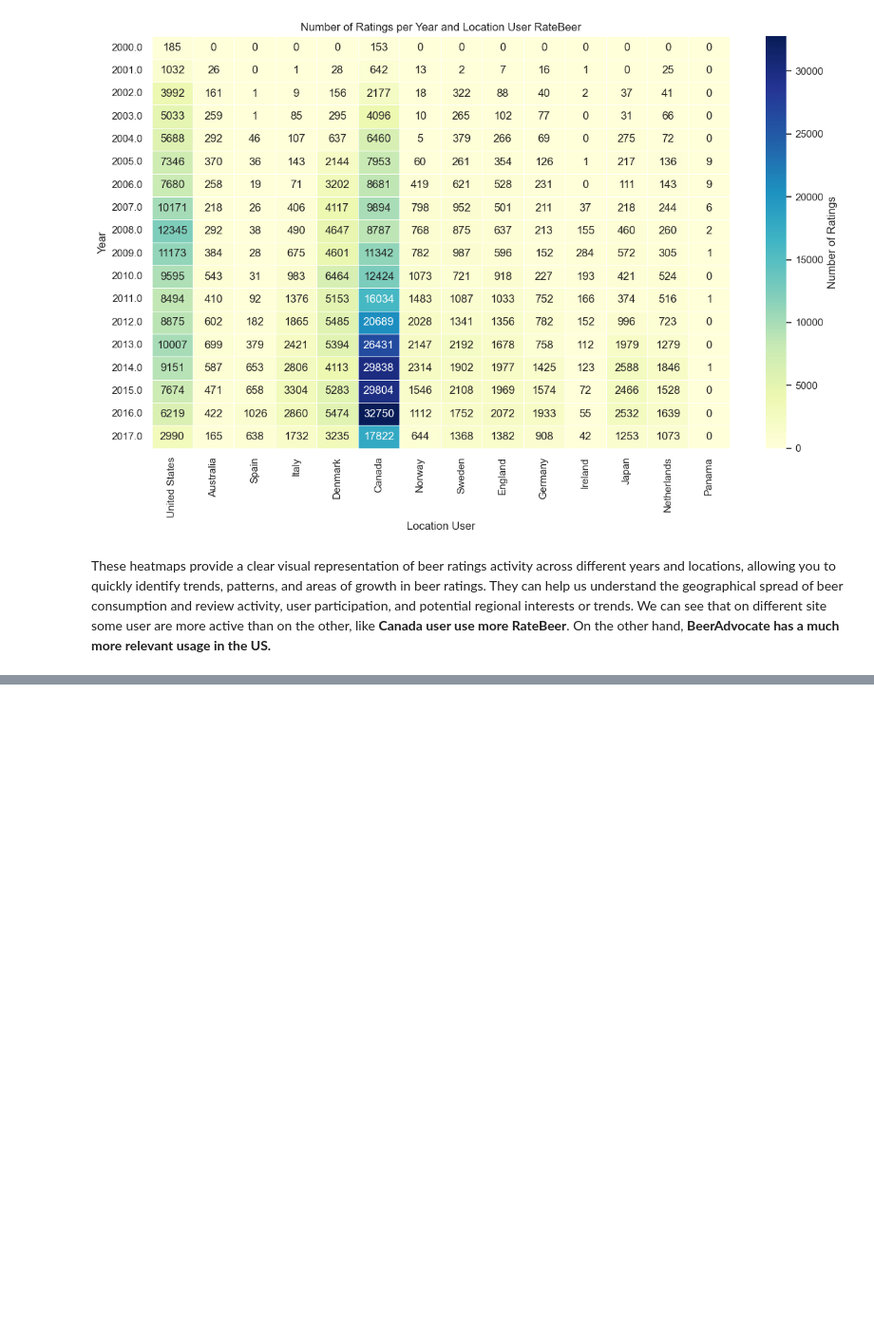
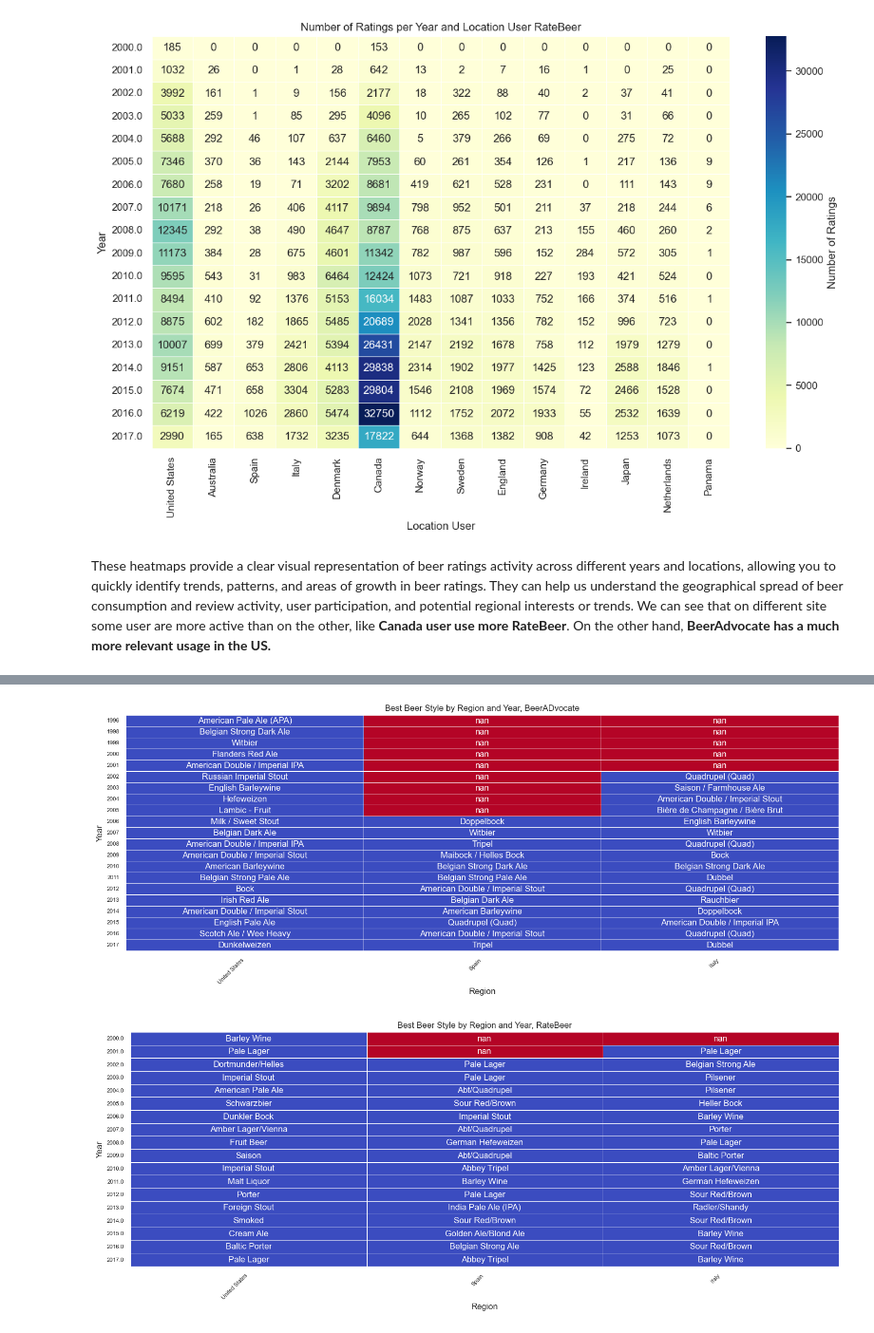
Before and after one commit to epfl-ada/ada-2024-project-mediterranean, a Jupyter notebook: results.ipynb, the cells around one changed output, grey strips where cells are left out. Shown at 95% size. Drawn from its saved outputs; the diff is of its cells as text; code cells hidden in the pictures; blank space fills up the shorter version.

```diff
--- a/results.ipynb
+++ b/results.ipynb
@@ -514,0 +646,66 @@ These heatmaps provide a clear visual representation of beer ratings activity ac
+# %%
+top_ranked_beers_fl_ba = weighted_avg_ratings_fl_ba[weighted_avg_ratings_fl_ba['rank'] == 1]
+top_ranked_beers_fl_rb = weighted_avg_ratings_fl_rb[weighted_avg_ratings_fl_rb['rank'] == 1]
+pivot_data_fl_ba = top_ranked_beers_fl_ba.pivot_table(
+    values='style',
+    index='year',
+    columns='location_user',
+    aggfunc=lambda x: ', '.join(x.dropna())
+)
+pivot_data_fl_rb = top_ranked_beers_fl_rb.pivot_table(
+    values='style',
+    index='year',
+    columns='location_user',
+    aggfunc=lambda x: ', '.join(x.dropna())
+)
+
+
+pivot_data_rb_selected = pivot_data_fl_rb[selected_countries]
+pivot_data_ba_selected = pivot_data_fl_ba[selected_countries]
+
+chunk_size = 3
+num_chunks = (pivot_data_ba_selected.shape[1] + chunk_size - 1) // chunk_size
+
+
+
+for i in range(num_chunks):
+    start = i * chunk_size
+    end = start + chunk_size
+    chunk = pivot_data_ba_selected.iloc[:, start:end]
+
+    plt.figure(figsize=(18, 6))
+    sns.heatmap(
+        chunk.isna().astype(int),
+        annot=chunk, fmt='', cmap='coolwarm', linewidths=0.5, cbar=False
+    )
+    plt.title(f'Best Beer Style by Region and Year, BeerADvocate')
+    plt.xlabel('Region')
+    plt.ylabel('Year')
+    plt.xticks(rotation=45, ha='right', fontsize=8)
+    plt.yticks(fontsize=8)
+    plt.show()
+
+
+num_chunks = (pivot_data_rb_selected.shape[1] + chunk_size - 1) // chunk_size
+
+
+
+for i in range(num_chunks):
+    start = i * chunk_size
+    end = start + chunk_size
+    chunk = pivot_data_rb_selected.iloc[:, start:end]
+
+    plt.figure(figsize=(18, 6))
+    sns.heatmap(
+        chunk.isna().astype(int),
+        annot=chunk, fmt='', cmap='coolwarm', linewidths=0.5, cbar=False
+    )
+    plt.title(f'Best Beer Style by Region and Year, RateBeer')
+    plt.xlabel('Region')
+    plt.ylabel('Year')
+    plt.xticks(rotation=45, ha='right', fontsize=8)
+    plt.yticks(fontsize=8)
+    plt.show()
+# %% [output]
+[figure, added]
+[figure, added]
```
Also changed, not shown: parts of 13 cells of this notebook.
